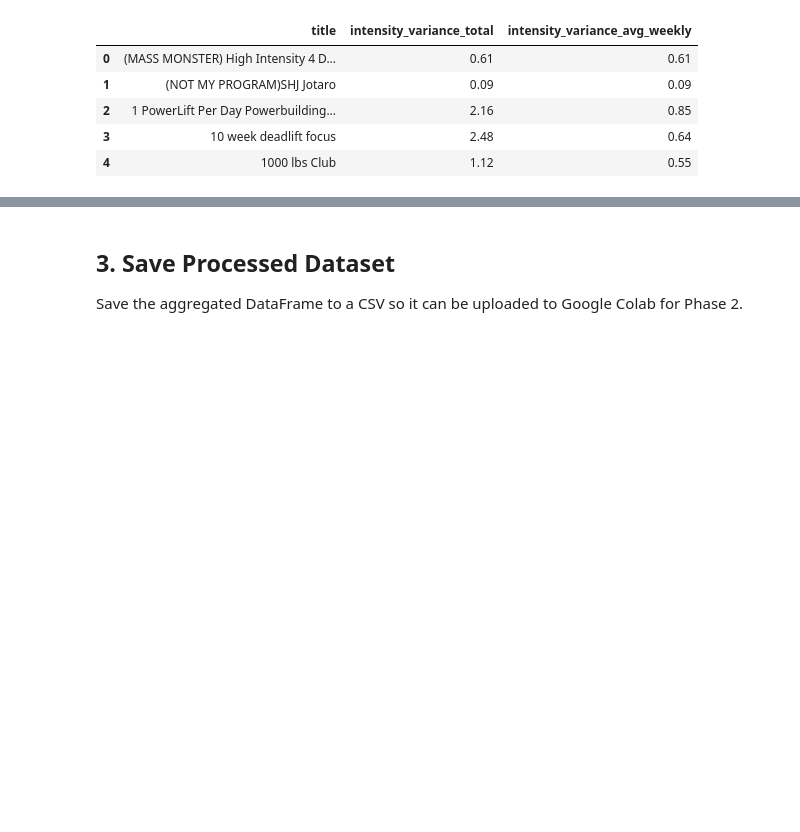
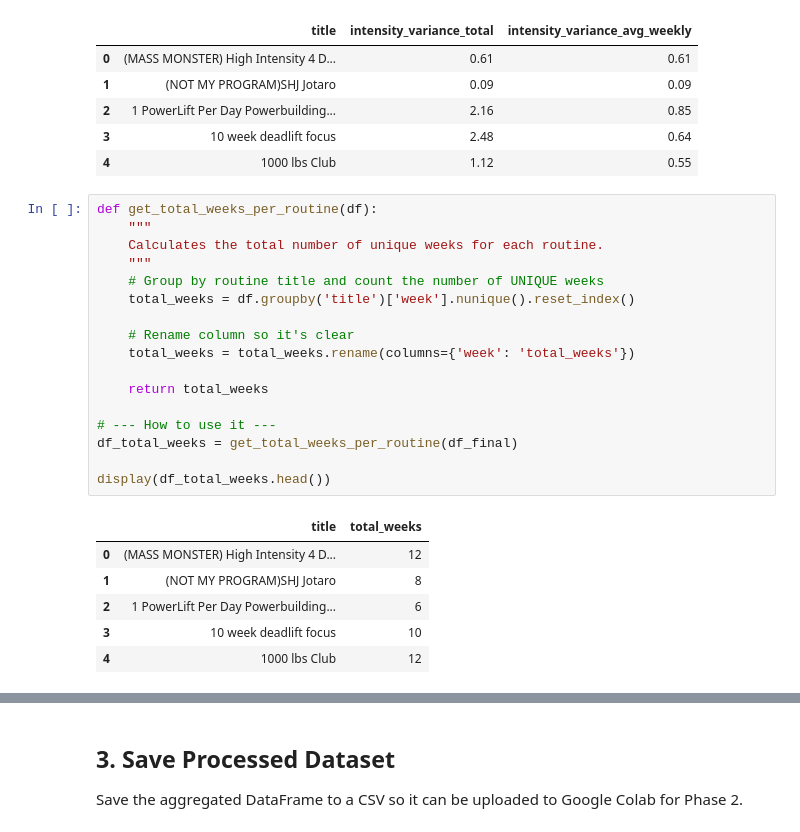
Before and after one commit to sgraziabile/proyecto-mineria, a Jupyter notebook: notebooks/01_data_preprocessing_and_eda.ipynb, the cells around one changed output, grey strips where cells are left out. Drawn from its saved outputs; the diff is of its cells as text; blank space fills up the shorter version.

```diff
--- a/notebooks/01_data_preprocessing_and_eda.ipynb
+++ b/notebooks/01_data_preprocessing_and_eda.ipynb
@@ -643,3 +643,27 @@ display(df_intensity_variance.head())
 | 2 | 1 PowerLift Per Day Powerbuilding... | 2.16 | 0.85 |
 | 3 | 10 week deadlift focus | 2.48 | 0.64 |
 | 4 | 1000 lbs Club | 1.12 | 0.55 |
+# %%
+def get_total_weeks_per_routine(df):
+    """
+    Calculates the total number of unique weeks for each routine.
+    """
+    # Group by routine title and count the number of UNIQUE weeks
+    total_weeks = df.groupby('title')['week'].nunique().reset_index()
+
+    # Rename column so it's clear
+    total_weeks = total_weeks.rename(columns={'week': 'total_weeks'})
+
+    return total_weeks
+
+# --- How to use it ---
+df_total_weeks = get_total_weeks_per_routine(df_final)
+
+display(df_total_weeks.head())
+# %% [output]
+|  | title | total_weeks |
+| 0 | (MASS MONSTER) High Intensity 4 D... | 12 |
+| 1 | (NOT MY PROGRAM)SHJ Jotaro | 8 |
+| 2 | 1 PowerLift Per Day Powerbuilding... | 6 |
+| 3 | 10 week deadlift focus | 10 |
+| 4 | 1000 lbs Club | 12 |
```
Also changed, not shown: parts of 4 cells of this notebook.
